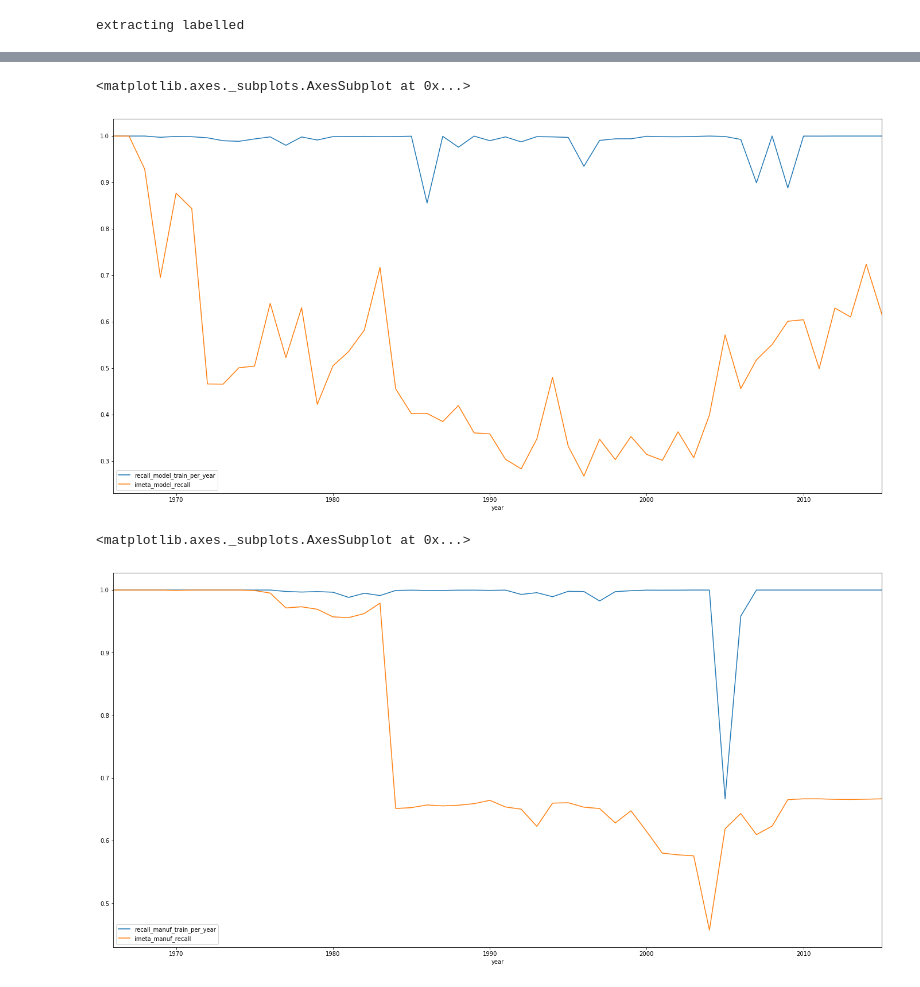
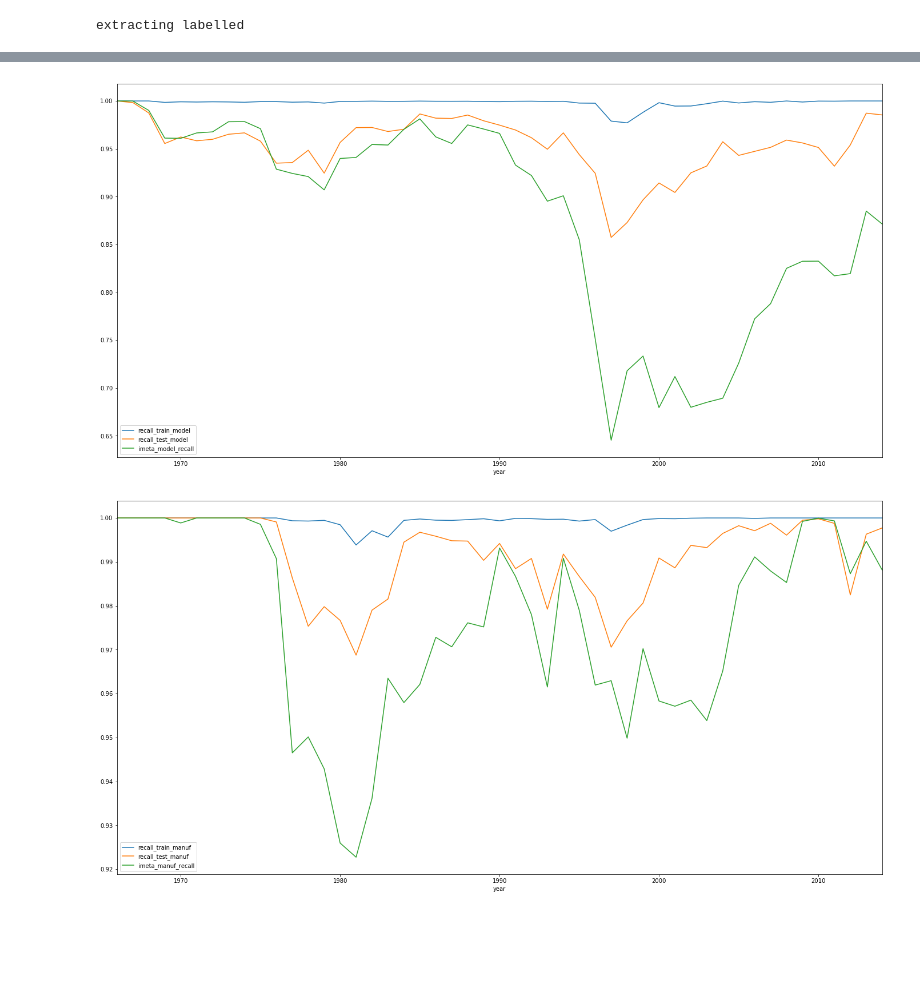
Before and after one commit to MetOffice/XBTs_classification, a Jupyter notebook: classification/imeta_ml_tree.ipynb, the cells around one changed output, grey strips where cells are left out. Saved outputs shown, nothing was run; the diff lists cells and outputs as text; code cells hidden in the pictures; blank space fills up the shorter version.

```diff
--- a/classification/imeta_ml_tree.ipynb
+++ b/classification/imeta_ml_tree.ipynb
@@ -242,0 +155,16 @@ processing year 1983
+# %%
+for year in range(env_date_ranges[environment][0],env_date_ranges[environment][1]):
+    results_by_year[year] = {
+        'metric_train_model' : score_year(X_train_model, y_train_model, year, ml_encoders['year'], column_indices, clf_dt_model1),
+        'metric_test_model' : score_year(X_test_model, y_test_model, year, ml_encoders['year'], column_indices, clf_dt_model1),
+        'metric_train_manuf' : score_year(X_train_manuf, y_train_manuf, year, ml_encoders['year'], column_indices, clf_dt_manuf1),
+        'metric_test_manuf' : score_year(X_test_manuf, y_test_manuf, year, ml_encoders['year'], column_indices, clf_dt_manuf1),
+    }
+# %%
+recall_by_year = pandas.DataFrame.from_dict({
+    'year':  list(results_by_year.keys()),
+    'recall_train_model' : [m1['metric_train_model'][1] for y1,m1 in results_by_year.items()],
+    'recall_test_model' : [m1['metric_test_model'][1] for y1,m1 in results_by_year.items()],
+    'recall_train_manuf' : [m1['metric_train_manuf'][1] for y1,m1 in results_by_year.items()],
+    'recall_test_manuf' : [m1['metric_test_manuf'][1] for y1,m1 in results_by_year.items()],
+})
@@ -243,14 +179,34 @@ processing year 1983
+# %%
+imeta_results = []
+for year in range(env_date_ranges[environment][0],env_date_ranges[environment][1]):
+    y_imeta_model = model_encoders['model'].transform(pandas.DataFrame(imeta_model[xbt_labelled.xbt_df.year == year]))
+    xbt_model1 = model_encoders['model'].transform(pandas.DataFrame(xbt_labelled.xbt_df[xbt_labelled.xbt_df.year == year].model))
+
+    y_imeta_manuf = manuf_encoders['manufacturer'].transform(pandas.DataFrame(imeta_manufacturer[xbt_labelled.xbt_df.year == year]))
+    xbt_manufacturer1 = manuf_encoders['manufacturer'].transform(pandas.DataFrame(xbt_labelled.xbt_df[xbt_labelled.xbt_df.year == year].manufacturer))
+
+    y_imeta_model = model_encoders['model'].transform(pandas.DataFrame(imeta_model[xbt_labelled.xbt_df.year == year]))
+    y_imeta_manuf = manuf_encoders['manufacturer'].transform(pandas.DataFrame(imeta_manufacturer[xbt_labelled.xbt_df.year == year]))
+
+    (im_pr_model, im_rec_model, im_f1_model, im_sup_model) = sklearn.metrics.precision_recall_fscore_support(xbt_model1, y_imeta_model,average='micro')
+    (im_pr_manuf, im_rec_manuf, im_f1_manuf, im_sup_manuf) = sklearn.metrics.precision_recall_fscore_support(xbt_manufacturer1, y_imeta_manuf,average='micro')
+
+    imeta_results += [{'year': year,
+                       'imeta_model_recall': im_rec_model,
+                       'imeta_model_precision': im_pr_model,
+                       'imeta_manuf_recall': im_rec_manuf,
+                       'imeta_manuf_precision': im_pr_manuf,
+
+                      }]
 # %%
 imeta_res_df = pandas.DataFrame.from_records(imeta_results)
 # %%
-results_df = pandas.merge(res_model_df, res_manuf_df).merge(imeta_res_df)
+results_df = pandas.merge(recall_by_year, imeta_res_df)
 # %%
-results_df.plot.line(x='year',y=['recall_model_train_per_year','recall_model_test_per_year', 'imeta_model_recall'], figsize=(24,12))
+_ = results_df.plot.line(x='year',y=['recall_train_model','recall_test_model', 'imeta_model_recall'], figsize=(24,12))
 # %% [output]
-<matplotlib.axes._subplots.AxesSubplot at 0x...>
-[figure, old version]
+[figure, new version]
 # %%
-results_df.plot.line(x='year',y=['recall_manuf_train_per_year','recall_manuf_test_per_year', 'imeta_manuf_recall'], figsize=(24,12))
+_ = results_df.plot.line(x='year',y=['recall_train_manuf','recall_test_manuf', 'imeta_manuf_recall'], figsize=(24,12))
 # %% [output]
-<matplotlib.axes._subplots.AxesSubplot at 0x...>
-[figure, old version]
+[figure, new version]
```
Also changed, not shown: parts of 27 cells of this notebook, 1 other file.
